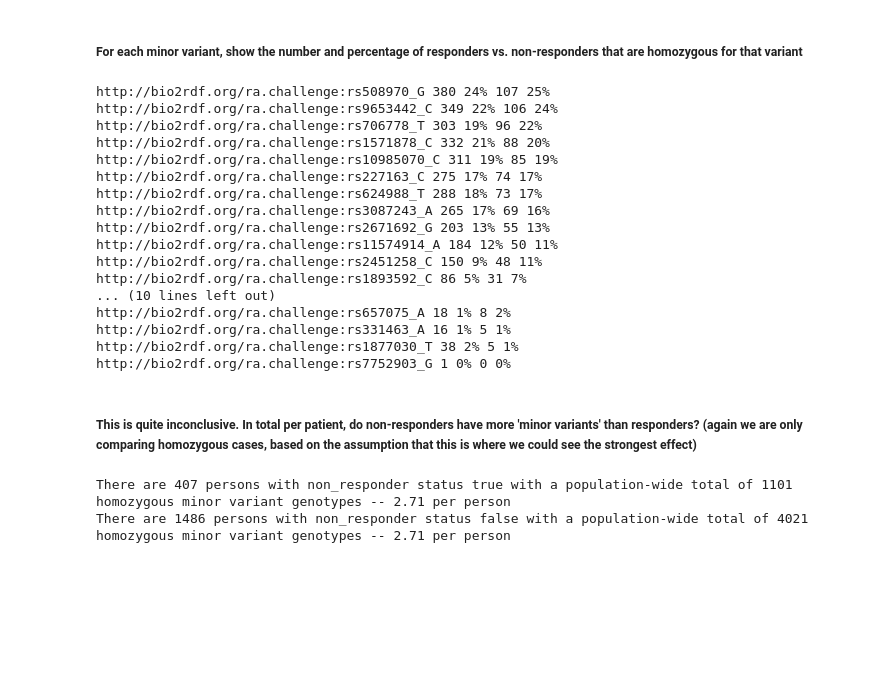
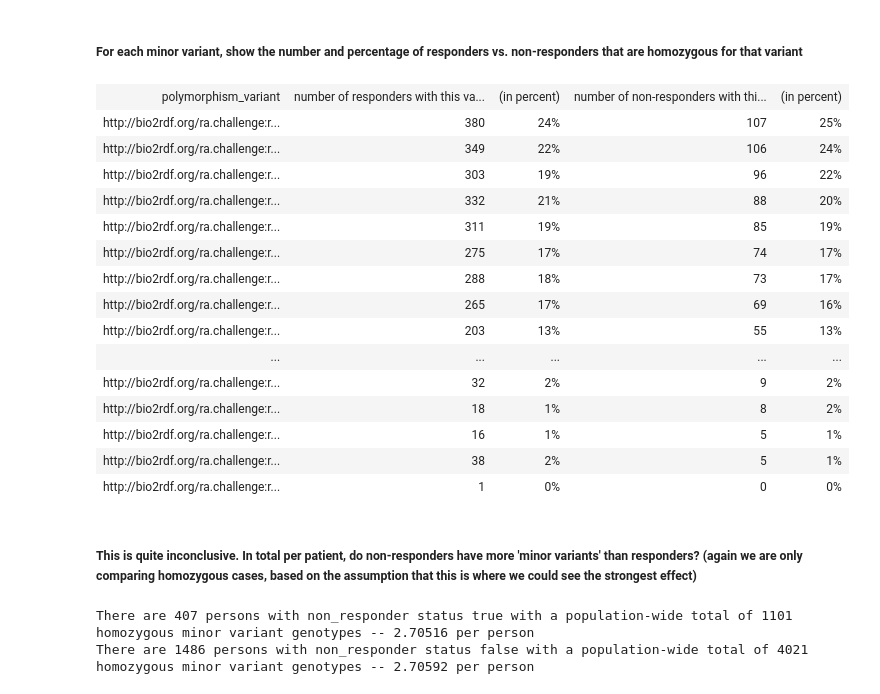
Before and after one commit to matthias-samwald/ipython, a Jupyter notebook: py/rheumatoid-arthritis.ipynb, the cells around one changed output. Cells and saved outputs as stored; diff of their text form; code cells hidden in the pictures; blank space fills up the shorter version.

```diff
--- a/py/rheumatoid-arthritis.ipynb
+++ b/py/rheumatoid-arthritis.ipynb
@@ -77,6 +99,9 @@ http://www.w3.org/2002/07/owl#someValuesFrom 1
 # %% [markdown]
 ##### Class vs. total number of instances of the class
 # %%
+table = ListTable()
+table.append(['Class', 'Number of instances'])
 for row in g.query('SELECT  ?class (COUNT(DISTINCT(?s)) AS ?count ) { ?s a ?class } GROUP BY ?class ORDER BY DESC(?count)'):
-    print(row['class'], row['count'])
+    table.append([row['class'], row['count']])
+table
 # %% [output]
@@ -192,8 +219,10 @@ WHERE {
 ORDER BY DESC(?count_major)
 '''
 
-count = 0
+table = ListTable()
+table.append(['polymorphism_variant_major', 'count_major', 'polymorphism_variant_minor', 'count_minor'])
 for row in g.query(q):
-    print(row.polymorphism_variant_major, row.count_major, row.polymorphism_variant_minor, row.count_minor)
+    table.append([row.polymorphism_variant_major, row.count_major, row.polymorphism_variant_minor, row.count_minor])
     count += 1
+table
 # %% [output]
@@ -217,7 +245,8 @@ http://bio2rdf.org/ra.challenge:rs508970_A 2007 http://bio2rdf.org/ra.challenge:
 # %% [markdown]
 ##### This is cool, let's also reflect this in the RDF by inferring ra:major_variant and ra:minor_variant types and adding those to the graph
 # %%
-q = '''\
+q = '''
+PREFIX ra: <http://bio2rdf.org/ra.challenge_vocabulary:>
 
 INSERT {
     GRAPH <tag:samwald.info:polymorphism_variant_counts> {
@@ -242,14 +271,17 @@ g.update(q)
 ##### Number of patients with homozygous minor variants
 # %%
 q = '''\
-SELECT ?polymorphism_variant (COUNT(DISTINCT ?person) AS ?count) WHERE {
+SELECT ?polymorphism_variant (COUNT(DISTINCT ?person) AS ?polymorphism_count) WHERE {
         ?person ra:has-two ?polymorphism_variant .
         ?polymorphism_variant a ra:minor_variant .
     }
 GROUP BY ?polymorphism_variant
-ORDER BY DESC(?count)
+ORDER BY DESC(?polymorphism_count)
 '''
 
+table = ListTable()
+table.append(['polymorphism_variant', 'polymorphism_count'])
 for row in g.query(q):
-    print(row['polymorphism_variant'], row['count'])
+    table.append([row.polymorphism_variant, row.polymorphism_count])
+table
 # %% [output]
@@ -275,44 +306,47 @@ http://bio2rdf.org/ra.challenge:rs7752903_G 5
 # %%
 q = '''\
 SELECT ?polymorphism_variant (COUNT(DISTINCT ?responder) AS ?responder_count)(COUNT(DISTINCT ?non_responder) AS ?non_responder_count) WHERE {
 ?polymorphism_variant a ra:minor_variant .
-    OPTIONAL {
+    {
         ?responder ra:has-two ?polymorphism_variant .
         ?responder ra:non-responder false .
     }
-    OPTIONAL {
+    UNION
+    {
         ?non_responder ra:has-two ?polymorphism_variant .
         ?non_responder ra:non-responder true .
     }
 }
 GROUP BY ?polymorphism_variant
 ORDER BY DESC(?non_responder_count)
 '''
 
+table = ListTable()
+table.append(['polymorphism_variant', 'number of responders with this variant', '(in percent)', 'number of non-responders with this variant', '(in percent)'])
 for row in g.query(q):
-    print(row.polymorphism_variant,
+    table.append([row.polymorphism_variant,
           row.responder_count,
           '{0:.0%}'.format(int(row.responder_count) / number_of_responders),
           row.non_responder_count,
-          '{0:.0%}'.format(int(row.non_responder_count) / number_of_non_responders))
+          '{0:.0%}'.format(int(row.non_responder_count) / number_of_non_responders)])
+table
 # %% [output]
-http://bio2rdf.org/ra.challenge:rs508970_G 380 24% 107 25%
-http://bio2rdf.org/ra.challenge:rs9653442_C 349 22% 106 24%
-http://bio2rdf.org/ra.challenge:rs706778_T 303 19% 96 22%
-http://bio2rdf.org/ra.challenge:rs1571878_C 332 21% 88 20%
-http://bio2rdf.org/ra.challenge:rs10985070_C 311 19% 85 19%
-http://bio2rdf.org/ra.challenge:rs227163_C 275 17% 74 17%
-http://bio2rdf.org/ra.challenge:rs624988_T 288 18% 73 17%
-http://bio2rdf.org/ra.challenge:rs3087243_A 265 17% 69 16%
-http://bio2rdf.org/ra.challenge:rs2671692_G 203 13% 55 13%
-http://bio2rdf.org/ra.challenge:rs11574914_A 184 12% 50 11%
-http://bio2rdf.org/ra.challenge:rs2451258_C 150 9% 48 11%
-http://bio2rdf.org/ra.challenge:rs1893592_C 86 5% 31 7%
-... (10 lines left out)
-http://bio2rdf.org/ra.challenge:rs657075_A 18 1% 8 2%
-http://bio2rdf.org/ra.challenge:rs331463_A 16 1% 5 1%
-http://bio2rdf.org/ra.challenge:rs1877030_T 38 2% 5 1%
-http://bio2rdf.org/ra.challenge:rs7752903_G 1 0% 0 0%
+| polymorphism_variant | number of responders with this va... | (in percent) | number of non-responders with thi... | (in percent) |
+| http://bio2rdf.org/ra.challenge:r... | 380 | 24% | 107 | 25% |
+| http://bio2rdf.org/ra.challenge:r... | 349 | 22% | 106 | 24% |
+| http://bio2rdf.org/ra.challenge:r... | 303 | 19% | 96 | 22% |
+| http://bio2rdf.org/ra.challenge:r... | 332 | 21% | 88 | 20% |
+| http://bio2rdf.org/ra.challenge:r... | 311 | 19% | 85 | 19% |
+| http://bio2rdf.org/ra.challenge:r... | 275 | 17% | 74 | 17% |
+| http://bio2rdf.org/ra.challenge:r... | 288 | 18% | 73 | 17% |
+| http://bio2rdf.org/ra.challenge:r... | 265 | 17% | 69 | 16% |
+| http://bio2rdf.org/ra.challenge:r... | 203 | 13% | 55 | 13% |
+| ... | ... | ... | ... | ... |
+| http://bio2rdf.org/ra.challenge:r... | 32 | 2% | 9 | 2% |
+| http://bio2rdf.org/ra.challenge:r... | 18 | 1% | 8 | 2% |
+| http://bio2rdf.org/ra.challenge:r... | 16 | 1% | 5 | 1% |
+| http://bio2rdf.org/ra.challenge:r... | 38 | 2% | 5 | 1% |
+| http://bio2rdf.org/ra.challenge:r... | 1 | 0% | 0 | 0% |
 # %% [markdown]
 ##### This is quite inconclusive. In total per patient, do non-responders have more 'minor variants' than responders? (again we are only comparing homozygous cases, based on the assumption that this is where we could see the strongest effect)
 # %%
@@ -328,7 +362,7 @@ GROUP BY ?non_responder
 for row in g.query(q):
     print('There are', row.person_count, 'persons with non_responder status',
           row.non_responder, 'with a population-wide total of', row.number_of_total_homozygous_minor_variant_genotypes,
-          'homozygous minor variant genotypes --', '{0:.2f}'.format(int(row.number_of_total_homozygous_minor_variant_genotypes) / int(row.person_count)), 'per person')
+          'homozygous minor variant genotypes --', '{0:.5f}'.format(int(row.number_of_total_homozygous_minor_variant_genotypes) / int(row.person_count)), 'per person')
 # %% [output]
-There are 407 persons with non_responder status true with a population-wide total of 1101 homozygous minor variant genotypes -- 2.71 per person
-There are 1486 persons with non_responder status false with a population-wide total of 4021 homozygous minor variant genotypes -- 2.71 per person
+There are 407 persons with non_responder status true with a population-wide total of 1101 homozygous minor variant genotypes -- 2.70516 per person
+There are 1486 persons with non_responder status false with a population-wide total of 4021 homozygous minor variant genotypes -- 2.70592 per person
```
Also changed, not shown: parts of 28 cells of this notebook.
